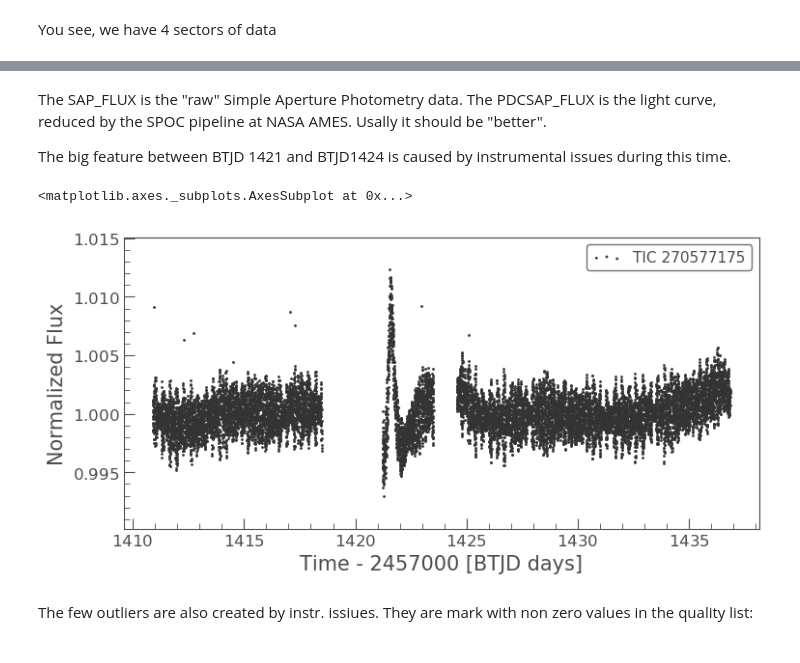
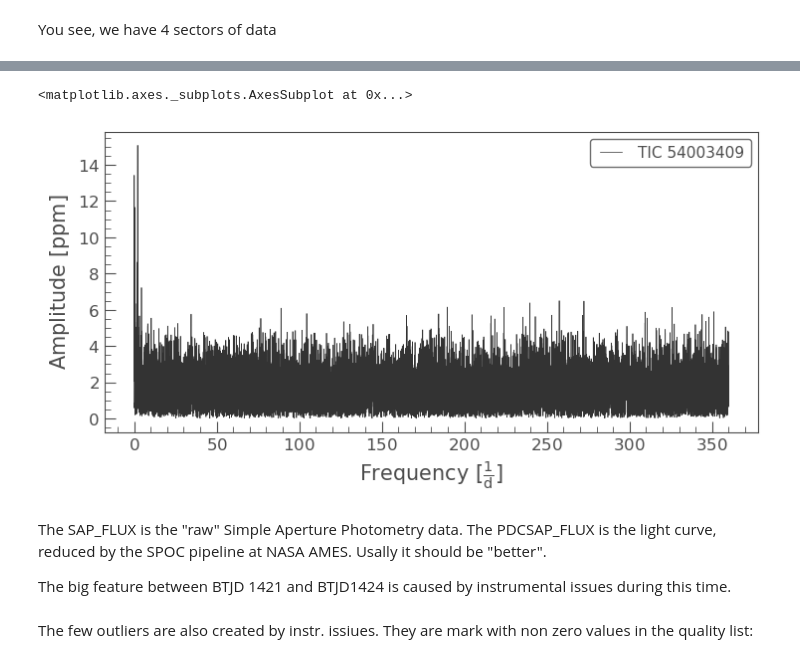
Before and after one commit to sebastian-zieba/exocomet_workshop, a Jupyter notebook: exocomet_workshop.ipynb, the cells around one changed output, grey strips where cells are left out. Saved outputs shown, nothing was run; the diff lists cells and outputs as text; code cells hidden in the pictures.

```diff
--- a/exocomet_workshop.ipynb
+++ b/exocomet_workshop.ipynb
@@ -44,12 +49,13 @@ lcs[0].plot()
+# %%
+p = lc_reduced.to_periodogram(method='LombScargle', minimum_frequency=0.01, maximum_frequency=360, oversample_factor=10, normalization = 'amplitude', freq_unit=1/u.day)
+p.plot()
+# %% [output]
+<matplotlib.axes._subplots.AxesSubplot at 0x...>
+[figure, added]
 # %% [markdown]
 The SAP_FLUX is the "raw" Simple Aperture Photometry data. The PDCSAP_FLUX is the light curve, reduced by the SPOC  pipeline at NASA AMES. Usally it should be "better".
 
 The big feature between BTJD 1421 and BTJD1424 is caused by instrumental issues during this time.
-# %%
-lcs[0].PDCSAP_FLUX.scatter()
-# %% [output]
-<matplotlib.axes._subplots.AxesSubplot at 0x...>
-[figure, removed]
 # %% [markdown]
 The few outliers are also created by instr. issiues. They are mark with non zero values in the quality list:
 # %%
```
Also changed, not shown: parts of 77 cells of this notebook, 33 other files.
